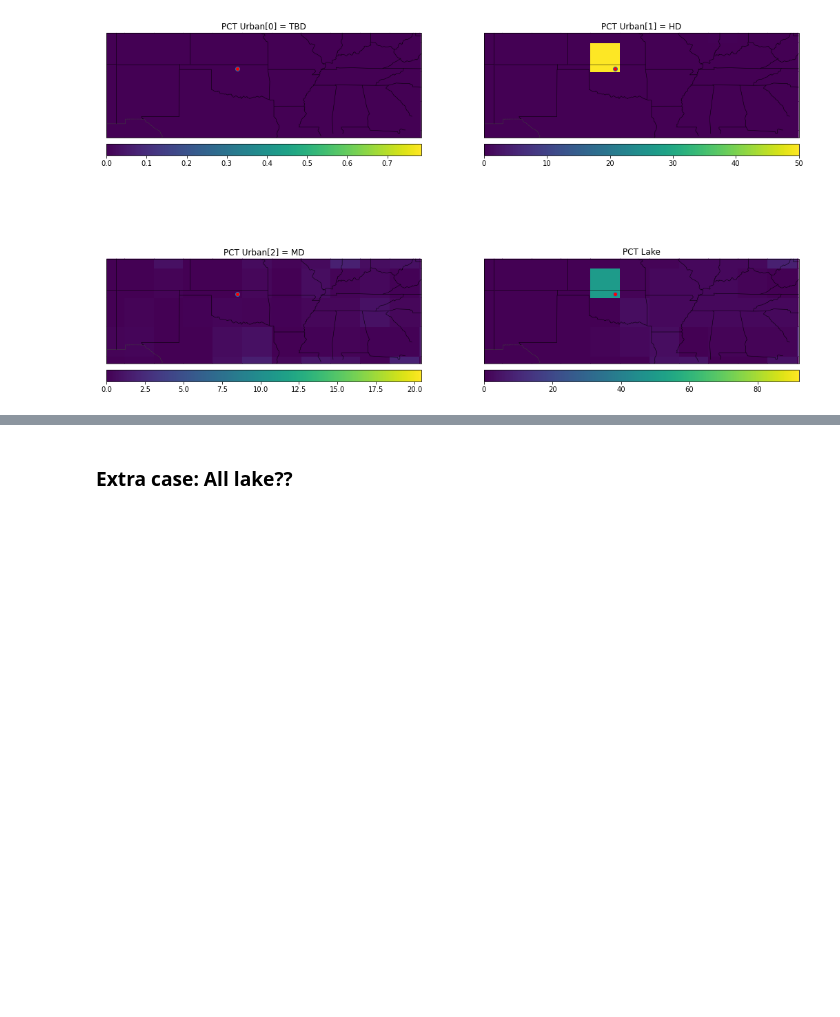
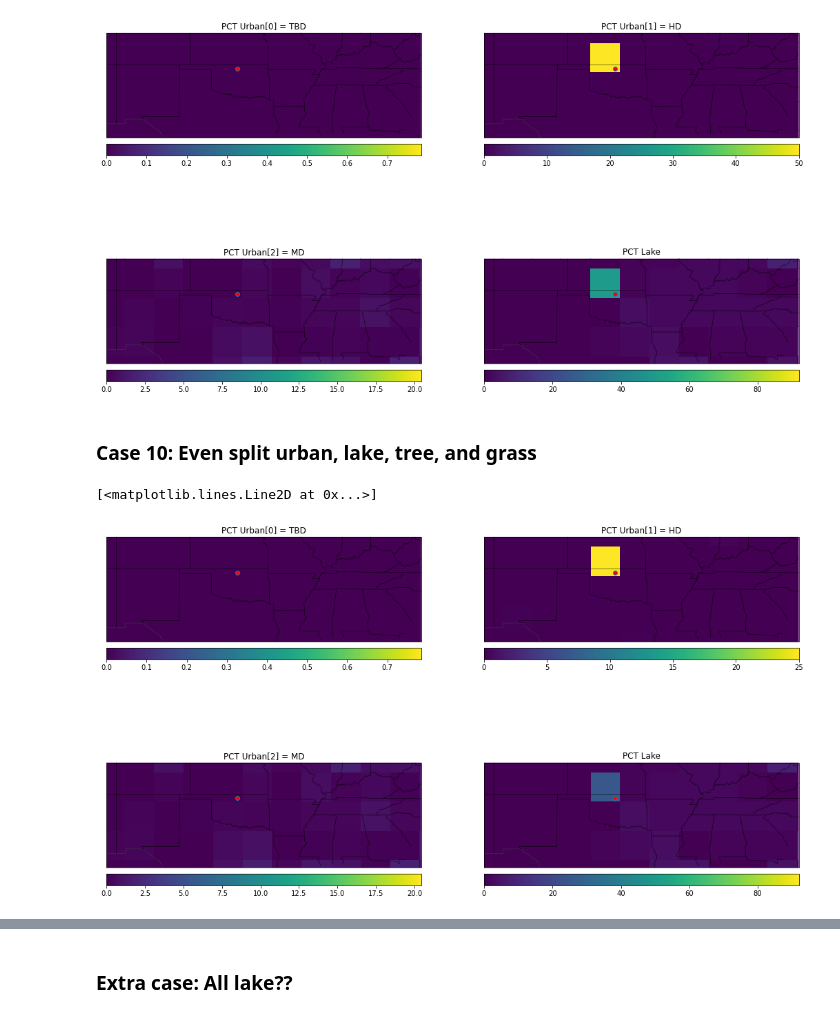
Before and after one commit to megandevlan/CLASP-CESM2_analysis, a Jupyter notebook: Create_NewSurfdata.ipynb, the cells around one changed output, grey strips where cells are left out. Saved outputs shown, nothing was run; the diff lists cells and outputs as text; code cells hidden in the pictures; blank space fills up the shorter version.

```diff
--- a/Create_NewSurfdata.ipynb
+++ b/Create_NewSurfdata.ipynb
@@ -1577,3 +1609,5 @@ savePath = '/Users/mdfowler/Documents/Analysis/CLASP/surfdata_modified/'
 fileName = savePath+'surfdata_64x128_16pfts_Irrig_CMIP6_simyr2000_c170824_Oklahoma50urban50lake.nc'
 
 surfdata_50urban50lake.to_netcdf(path=fileName, mode='w',format='NETCDF4_CLASSIC')
+# %% [markdown]
+### Case 10: Even split urban, lake, tree, and grass
@@ -1579,0 +1653,64 @@ surfdata_50urban50lake.to_netcdf(path=fileName, mode='w',format='NETCDF4_CLASSIC
+# %%
+fig, axs = plt.subplots(2,2, figsize=(18, 12),
+                        facecolor='w', edgecolor='k',
+                        subplot_kw={'projection':ccrs.PlateCarree()})
+axs = axs.ravel()
+fig.subplots_adjust(hspace=0.01)
+
+# Set up maps: extent
+axs[0].set_extent([-110,-80,30,40], crs=ccrs.PlateCarree())
+axs[1].set_extent([-110,-80,30,40], crs=ccrs.PlateCarree())
+axs[2].set_extent([-110,-80,30,40], crs=ccrs.PlateCarree())
+axs[3].set_extent([-110,-80,30,40], crs=ccrs.PlateCarree())
+# Set up maps: borders+states
+#   Only do once: create state lines
+states_provinces = cfeature.NaturalEarthFeature(
+    category='cultural',
+    name='admin_1_states_provinces_lines',
+    scale='50m',
+    facecolor='none')
+#   Add those state lines
+axs[0].add_feature(cfeature.BORDERS,linewidth=0.5,edgecolor='0.25')
+axs[0].add_feature(states_provinces,edgecolor='k',linewidth=0.5)
+axs[1].add_feature(cfeature.BORDERS,linewidth=0.5,edgecolor='0.25')
+axs[1].add_feature(states_provinces,edgecolor='k',linewidth=0.5)
+axs[2].add_feature(cfeature.BORDERS,linewidth=0.5,edgecolor='0.25')
+axs[2].add_feature(states_provinces,edgecolor='k',linewidth=0.5)
+axs[3].add_feature(cfeature.BORDERS,linewidth=0.5,edgecolor='0.25')
+axs[3].add_feature(states_provinces,edgecolor='k',linewidth=0.5)
+
+# Add plots!
+cplot0 = axs[0].pcolormesh(lsmlon,lsmlat,pct_urban_new[0,:,:],
+                          )
+ax_position = axs[0].get_position()
+cbar_ax     = fig.add_axes([ax_position.x0, ax_position.y0-0.03, ax_position.width, 0.02])
+cbar        = plt.colorbar(cplot0, orientation='horizontal',cax=cbar_ax)
+axs[0].set_title('PCT Urban[0] = TBD')
+axs[0].plot(armLon,armLat,'o',markerfacecolor='r',transform=ccrs.PlateCarree())
+
+cplot1 = axs[1].pcolormesh(lsmlon,lsmlat,pct_urban_new[1,:,:],
+                          )
+ax_position = axs[1].get_position()
+cbar_ax     = fig.add_axes([ax_position.x0, ax_position.y0-0.03, ax_position.width, 0.02])
+cbar        = plt.colorbar(cplot1, orientation='horizontal',cax=cbar_ax)
+axs[1].set_title('PCT Urban[1] = HD')
+axs[1].plot(armLon,armLat,'o',markerfacecolor='r',transform=ccrs.PlateCarree())
+
+cplot2 = axs[2].pcolormesh(lsmlon,lsmlat,pct_urban_new[2,:,:],
+                         )
+ax_position = axs[2].get_position()
+cbar_ax     = fig.add_axes([ax_position.x0, ax_position.y0-0.03, ax_position.width, 0.02])
+cbar        = plt.colorbar(cplot2, orientation='horizontal',cax=cbar_ax)
+axs[2].set_title('PCT Urban[2] = MD')
+axs[2].plot(armLon,armLat,'o',markerfacecolor='r',transform=ccrs.PlateCarree())
+
+# Add plot
+cplot3 = axs[3].pcolormesh(lsmlon,lsmlat,np.squeeze(pct_lake_new[:,:]))
+ax_position = axs[3].get_position()
+cbar_ax     = fig.add_axes([ax_position.x0, ax_position.y0-0.03, ax_position.width, 0.02])
+cbar        = plt.colorbar(cplot3, orientation='horizontal',cax=cbar_ax)
+axs[3].set_title('PCT Lake')
+axs[3].plot(armLon,armLat,'o',markerfacecolor='r',transform=ccrs.PlateCarree())
+# %% [output]
+[<matplotlib.lines.Line2D at 0x...>]
+[figure, added]
```
Also changed, not shown: parts of 5 cells of this notebook, 21 other files.
